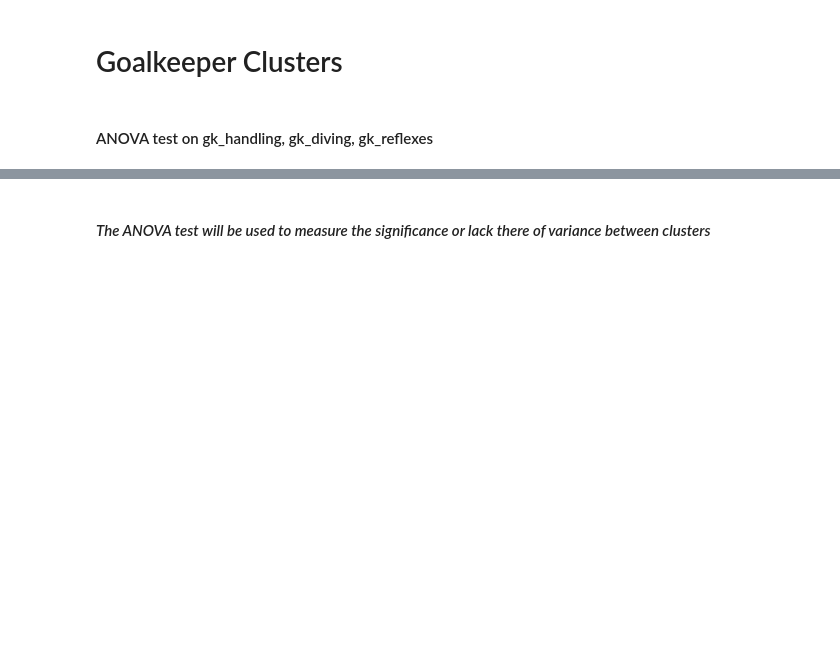
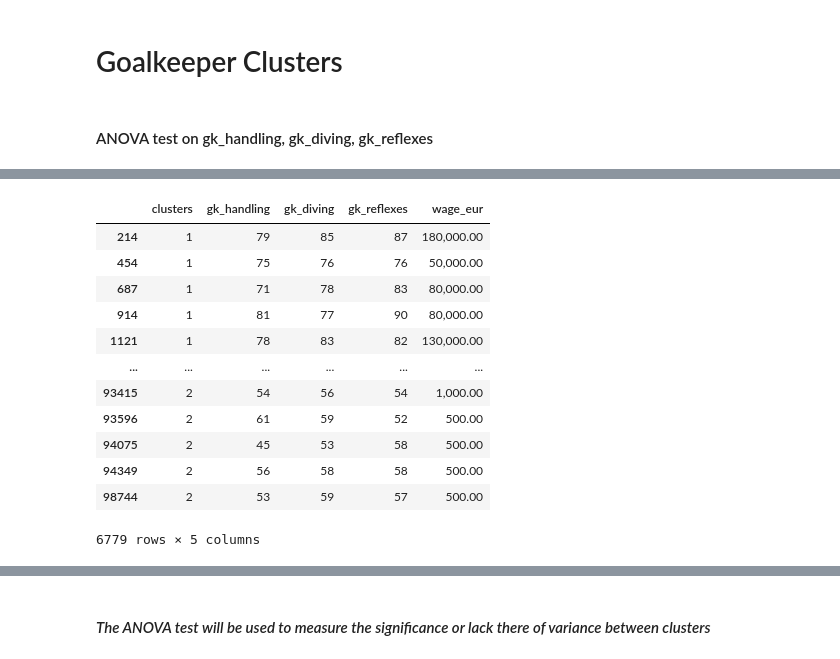
Before and after one commit to Jules-Ray-Kayla-Bert-Capstone-FiFA/fifa, a Jupyter notebook: Kayla.ipynb, the cells around one changed output, grey strips where cells are left out. Cells and saved outputs as stored; diff of their text form; code cells hidden in the pictures; blank space fills up the shorter version.

```diff
--- a/Kayla.ipynb
+++ b/Kayla.ipynb
@@ -217,0 +257,17 @@ train.groupby('clusters')[ 'gk_handling', 'gk_diving', 'gk_reflexes'].median()
+# %%
+testing = pd.concat([train[['clusters', 'gk_handling', 'gk_diving', 'gk_reflexes']], y_train], axis = 1)
+testing
+# %% [output]
+|  | clusters | gk_handling | gk_diving | gk_reflexes | wage_eur |
+| 214 | 1 | 79 | 85 | 87 | 180,000.00 |
+| 454 | 1 | 75 | 76 | 76 | 50,000.00 |
+| 687 | 1 | 71 | 78 | 83 | 80,000.00 |
+| 914 | 1 | 81 | 77 | 90 | 80,000.00 |
+| 1121 | 1 | 78 | 83 | 82 | 130,000.00 |
+| ... | ... | ... | ... | ... | ... |
+| 93415 | 2 | 54 | 56 | 54 | 1,000.00 |
+| 93596 | 2 | 61 | 59 | 52 | 500.00 |
+| 94075 | 2 | 45 | 53 | 58 | 500.00 |
+| 94349 | 2 | 56 | 58 | 58 | 500.00 |
+| 98744 | 2 | 53 | 59 | 57 | 500.00 |
+6779 rows × 5 columns
```
Also changed, not shown: parts of 12 cells of this notebook.
